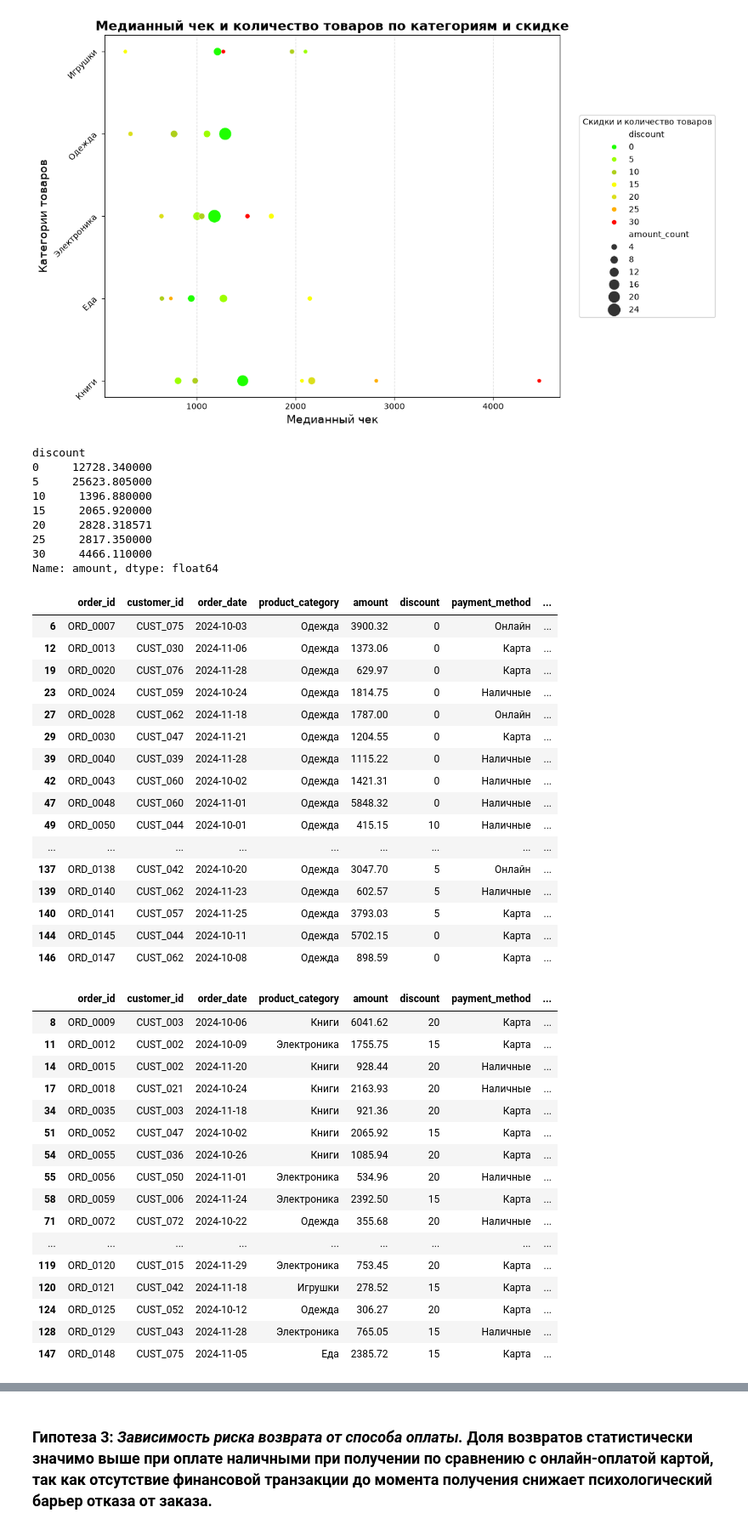
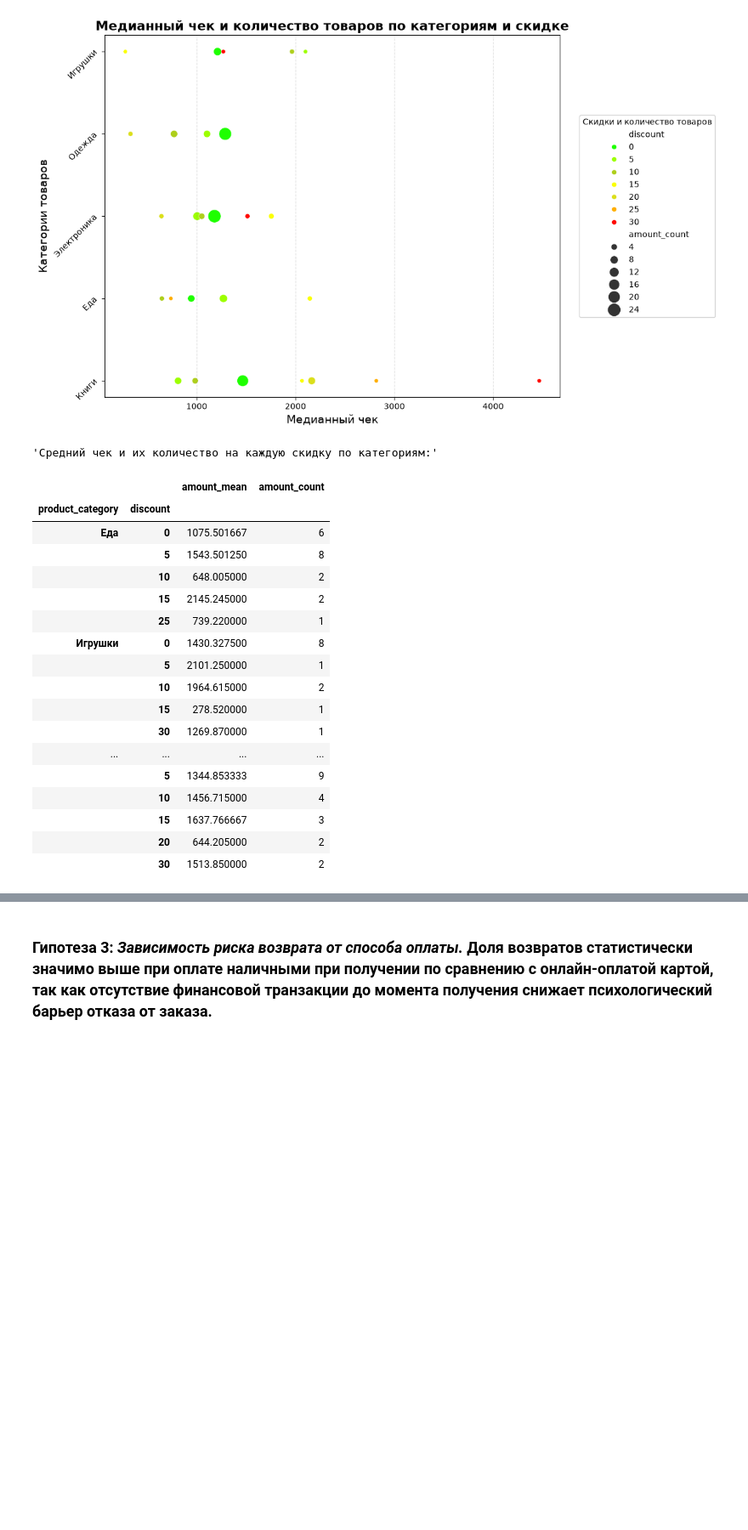
Before and after one commit to evg-code-sys/analysis_project, a Jupyter notebook: Analysis_internet_market.ipynb, the cells around one changed output, grey strips where cells are left out. Shown at 85% size. Cells and saved outputs as stored; diff of their text form; code cells hidden in the pictures; blank space fills up the shorter version.

```diff
--- a/Analysis_internet_market.ipynb
+++ b/Analysis_internet_market.ipynb
@@ -608,53 +608,31 @@ display(Markdown('''
 Количество приобретаемых заказов лидирует за товарами без скидки, в каждой категории медианный чек держится на одном уровне (диапазон 1000-2000)
 [figure]
 # %%
-display(df[df['product_category'] == 'Книги'].groupby('discount')['amount'].mean())
-display(df[df['product_category'] == 'Одежда'])
-display(df[(df['discount'] == 20) | (df['discount'] == 15)])
+display('Средний чек и их количество на каждую скидку по категориям:')
+display(df.groupby(['product_category','discount']).agg(
+    amount_mean=('amount', 'mean'),
+    amount_count=('amount', 'count')
+))
 # %% [output]
-discount
-0     12728.340000
-5     25623.805000
-10     1396.880000
-15     2065.920000
-20     2828.318571
-25     2817.350000
-30     4466.110000
-Name: amount, dtype: float64
+'Средний чек и их количество на каждую скидку по категориям:'
-|  | order_id | customer_id | order_date | product_category | amount | discount | payment_method | ... |
-| 6 | ORD_0007 | CUST_075 | 2024-10-03 | Одежда | 3900.32 | 0 | Онлайн | ... |
-| 12 | ORD_0013 | CUST_030 | 2024-11-06 | Одежда | 1373.06 | 0 | Карта | ... |
-| 19 | ORD_0020 | CUST_076 | 2024-11-28 | Одежда | 629.97 | 0 | Карта | ... |
-| 23 | ORD_0024 | CUST_059 | 2024-10-24 | Одежда | 1814.75 | 0 | Наличные | ... |
-| 27 | ORD_0028 | CUST_062 | 2024-11-18 | Одежда | 1787.00 | 0 | Онлайн | ... |
-| 29 | ORD_0030 | CUST_047 | 2024-11-21 | Одежда | 1204.55 | 0 | Карта | ... |
-| 39 | ORD_0040 | CUST_039 | 2024-11-28 | Одежда | 1115.22 | 0 | Наличные | ... |
-| 42 | ORD_0043 | CUST_060 | 2024-10-02 | Одежда | 1421.31 | 0 | Наличные | ... |
-| 47 | ORD_0048 | CUST_060 | 2024-11-01 | Одежда | 5848.32 | 0 | Наличные | ... |
-| 49 | ORD_0050 | CUST_044 | 2024-10-01 | Одежда | 415.15 | 10 | Наличные | ... |
-| ... | ... | ... | ... | ... | ... | ... | ... | ... |
-| 137 | ORD_0138 | CUST_042 | 2024-10-20 | Одежда | 3047.70 | 5 | Онлайн | ... |
-| 139 | ORD_0140 | CUST_062 | 2024-11-23 | Одежда | 602.57 | 5 | Наличные | ... |
-| 140 | ORD_0141 | CUST_057 | 2024-11-25 | Одежда | 3793.03 | 5 | Карта | ... |
-| 144 | ORD_0145 | CUST_044 | 2024-10-11 | Одежда | 5702.15 | 0 | Карта | ... |
-| 146 | ORD_0147 | CUST_062 | 2024-10-08 | Одежда | 898.59 | 0 | Карта | ... |
+|  |  | amount_mean | amount_count |
+| product_category | discount |  |  |
+| Еда | 0 | 1075.501667 | 6 |
+|  | 5 | 1543.501250 | 8 |
+|  | 10 | 648.005000 | 2 |
+|  | 15 | 2145.245000 | 2 |
+|  | 25 | 739.220000 | 1 |
+| Игрушки | 0 | 1430.327500 | 8 |
+|  | 5 | 2101.250000 | 1 |
+|  | 10 | 1964.615000 | 2 |
+|  | 15 | 278.520000 | 1 |
+|  | 30 | 1269.870000 | 1 |
+| ... | ... | ... | ... |
+|  | 5 | 1344.853333 | 9 |
+|  | 10 | 1456.715000 | 4 |
+|  | 15 | 1637.766667 | 3 |
+|  | 20 | 644.205000 | 2 |
+|  | 30 | 1513.850000 | 2 |
-|  | order_id | customer_id | order_date | product_category | amount | discount | payment_method | ... |
-| 8 | ORD_0009 | CUST_003 | 2024-10-06 | Книги | 6041.62 | 20 | Карта | ... |
-| 11 | ORD_0012 | CUST_002 | 2024-10-09 | Электроника | 1755.75 | 15 | Карта | ... |
-| 14 | ORD_0015 | CUST_002 | 2024-11-20 | Книги | 928.44 | 20 | Наличные | ... |
-| 17 | ORD_0018 | CUST_021 | 2024-10-24 | Книги | 2163.93 | 20 | Наличные | ... |
-| 34 | ORD_0035 | CUST_003 | 2024-11-18 | Книги | 921.36 | 20 | Карта | ... |
-| 51 | ORD_0052 | CUST_047 | 2024-10-02 | Книги | 2065.92 | 15 | Карта | ... |
-| 54 | ORD_0055 | CUST_036 | 2024-10-26 | Книги | 1085.94 | 20 | Карта | ... |
-| 55 | ORD_0056 | CUST_050 | 2024-11-01 | Электроника | 534.96 | 20 | Наличные | ... |
-| 58 | ORD_0059 | CUST_006 | 2024-11-24 | Электроника | 2392.50 | 15 | Карта | ... |
-| 71 | ORD_0072 | CUST_072 | 2024-10-22 | Одежда | 355.68 | 20 | Наличные | ... |
-| ... | ... | ... | ... | ... | ... | ... | ... | ... |
-| 119 | ORD_0120 | CUST_015 | 2024-11-29 | Электроника | 753.45 | 20 | Карта | ... |
-| 120 | ORD_0121 | CUST_042 | 2024-11-18 | Игрушки | 278.52 | 15 | Карта | ... |
-| 124 | ORD_0125 | CUST_052 | 2024-10-12 | Одежда | 306.27 | 20 | Карта | ... |
-| 128 | ORD_0129 | CUST_043 | 2024-11-28 | Электроника | 765.05 | 15 | Наличные | ... |
-| 147 | ORD_0148 | CUST_075 | 2024-11-05 | Еда | 2385.72 | 15 | Карта | ... |
 # %% [markdown]
 ### _**Вывод по гипотезе №2:**_
 _Гипотеза:_ Увеличение размера скидки стимулирует клиентов к покупке большего количества товаров или более дорогих позиций, что приводит к росту медианного чека.
```
Also changed, not shown: parts of 5 cells of this notebook.
